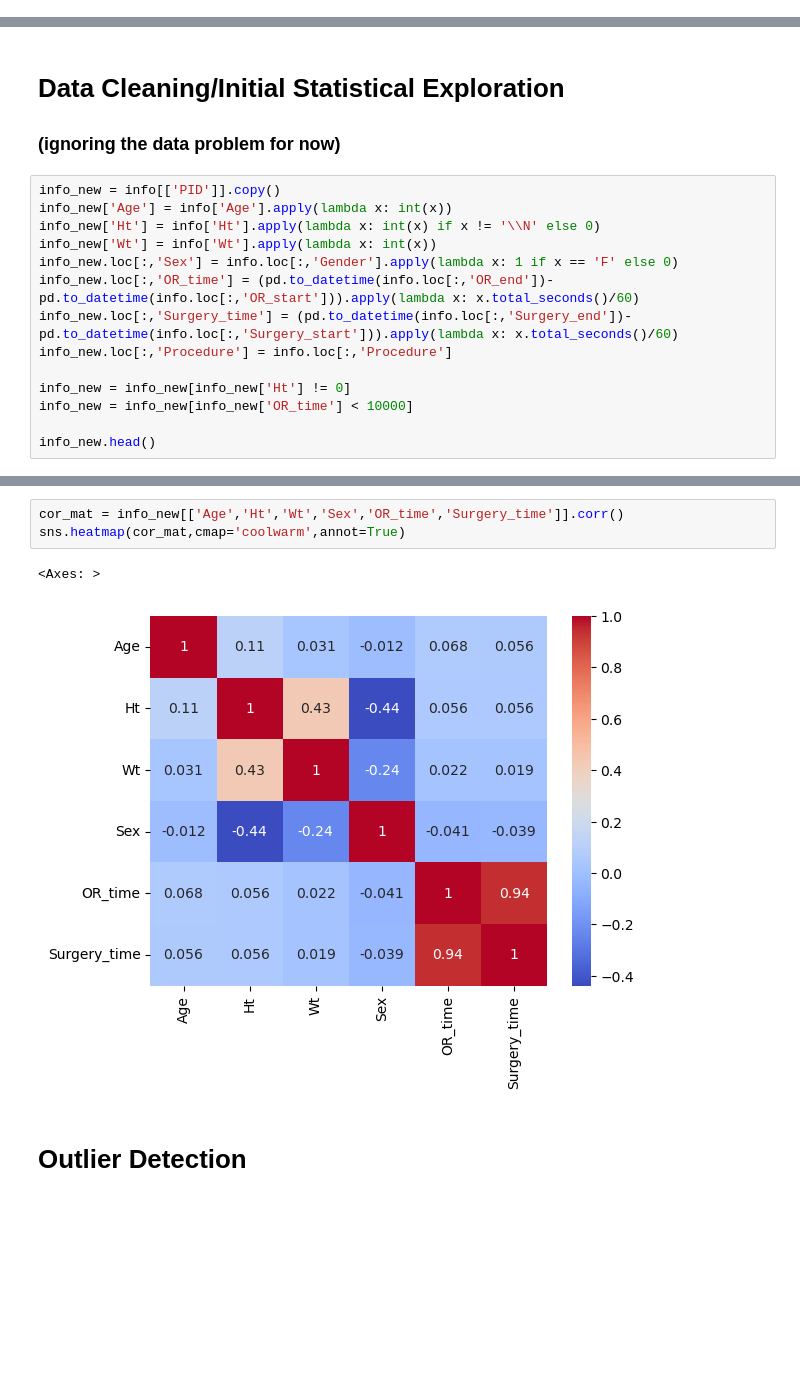
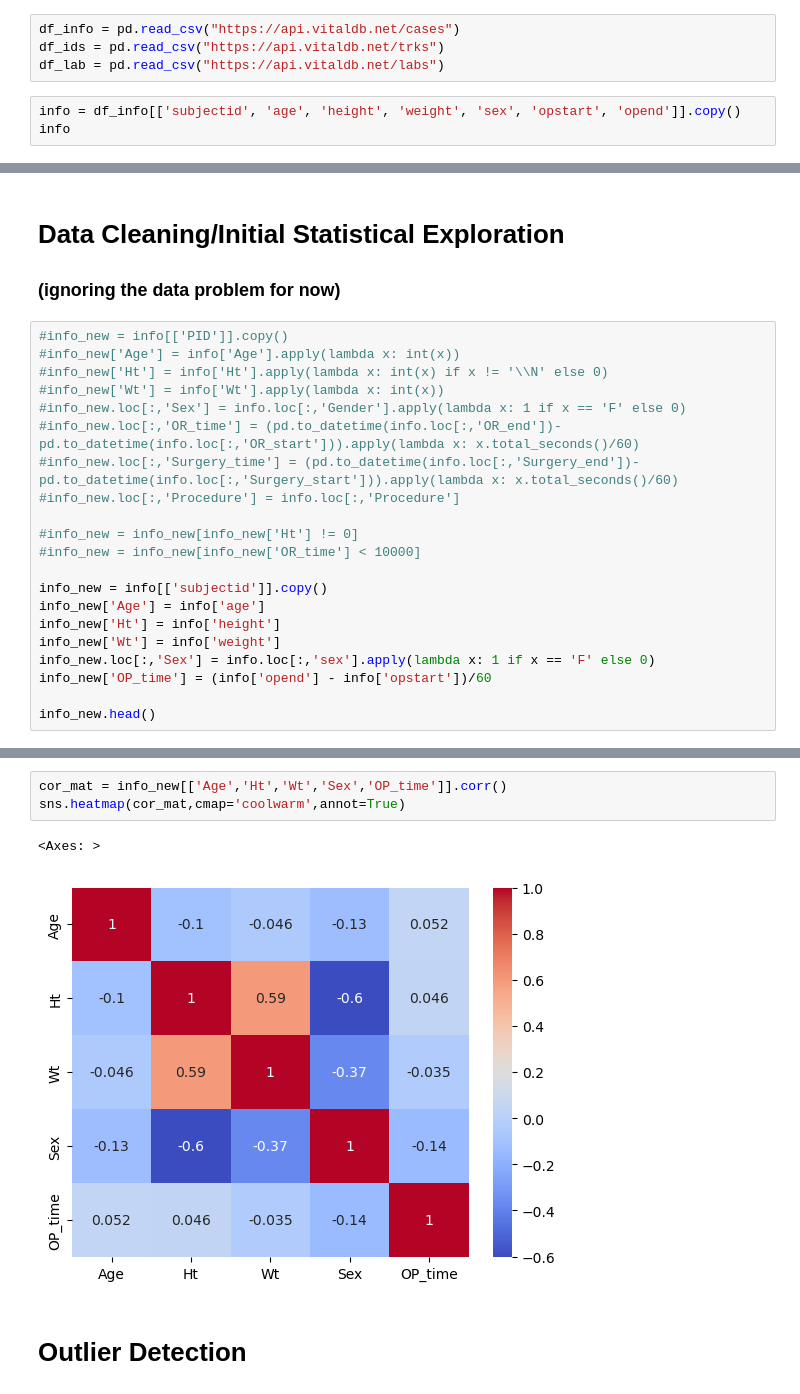
Before and after one commit to juliatompkins/surgical_critical_event_prediction, a Jupyter notebook: Mid-Semester Report.ipynb, the cells around one changed output, grey strips where cells are left out. Cells and saved outputs as stored; diff of their text form; blank space fills up the shorter version.

```diff
--- a/Mid-Semester Report.ipynb
+++ b/Mid-Semester Report.ipynb
@@ -25,3 +25,10 @@ info.head()
 | 2 | 51206705422a4c5c | 41 | 165 | 58 | F | 6/19/16 8:15 | 6/19/16 13:37 | 6/19/16 8:57 | 6/19/16 13:37 | Abdominoplasty, Bilateral Flank L... |
 | 3 | 40750c9577f139bd | 55 | 162 | 66 | F | 12/11/15 13:13 | 12/11/15 20:09 | 12/11/15 14:07 | 12/11/15 19:51 | 1.Bilateral endoscopic sinus surg... |
 | 4 | ed4ac97e460b5a79 | 41 | 158 | 76 | F | 4/18/16 7:11 | 4/18/16 9:31 | 4/18/16 8:07 | 4/18/16 9:31 | Left breast: Tissue expander Exch... |
+# %%
+df_info = pd.read_csv("https://api.vitaldb.net/cases")
+df_ids = pd.read_csv("https://api.vitaldb.net/trks")
+df_lab = pd.read_csv("https://api.vitaldb.net/labs")
+# %%
+info = df_info[['subjectid', 'age', 'height', 'weight', 'sex', 'opstart', 'opend']].copy()
+info
@@ -69,17 +100,24 @@ There are 7 adverse events out of a total 40801 events for 19114 surgeries
 
 ### (ignoring the data problem for now)
 # %%
-info_new = info[['PID']].copy()
-info_new['Age'] = info['Age'].apply(lambda x: int(x))
-info_new['Ht'] = info['Ht'].apply(lambda x: int(x) if x != '\\N' else 0)
-info_new['Wt'] = info['Wt'].apply(lambda x: int(x))
-info_new.loc[:,'Sex'] = info.loc[:,'Gender'].apply(lambda x: 1 if x == 'F' else 0)
-info_new.loc[:,'OR_time'] = (pd.to_datetime(info.loc[:,'OR_end'])-pd.to_datetime(info.loc[:,'OR_start'])).apply(lambda x: x.total_seconds()/60)
-info_new.loc[:,'Surgery_time'] = (pd.to_datetime(info.loc[:,'Surgery_end'])-pd.to_datetime(info.loc[:,'Surgery_start'])).apply(lambda x: x.total_seconds()/60)
-info_new.loc[:,'Procedure'] = info.loc[:,'Procedure']
+#info_new = info[['PID']].copy()
+#info_new['Age'] = info['Age'].apply(lambda x: int(x))
+#info_new['Ht'] = info['Ht'].apply(lambda x: int(x) if x != '\\N' else 0)
+#info_new['Wt'] = info['Wt'].apply(lambda x: int(x))
+#info_new.loc[:,'Sex'] = info.loc[:,'Gender'].apply(lambda x: 1 if x == 'F' else 0)
+#info_new.loc[:,'OR_time'] = (pd.to_datetime(info.loc[:,'OR_end'])-pd.to_datetime(info.loc[:,'OR_start'])).apply(lambda x: x.total_seconds()/60)
+#info_new.loc[:,'Surgery_time'] = (pd.to_datetime(info.loc[:,'Surgery_end'])-pd.to_datetime(info.loc[:,'Surgery_start'])).apply(lambda x: x.total_seconds()/60)
+#info_new.loc[:,'Procedure'] = info.loc[:,'Procedure']
 
-info_new = info_new[info_new['Ht'] != 0]
-info_new = info_new[info_new['OR_time'] < 10000]
+#info_new = info_new[info_new['Ht'] != 0]
+#info_new = info_new[info_new['OR_time'] < 10000]
+
+info_new = info[['subjectid']].copy()
+info_new['Age'] = info['age']
+info_new['Ht'] = info['height']
+info_new['Wt'] = info['weight']
+info_new.loc[:,'Sex'] = info.loc[:,'sex'].apply(lambda x: 1 if x == 'F' else 0)
+info_new['OP_time'] = (info['opend'] - info['opstart'])/60
 
 info_new.head()
 # %% [output]
@@ -137,9 +184,9 @@ standard deviation=118.00930032555397
 # %%
-cor_mat = info_new[['Age','Ht','Wt','Sex','OR_time','Surgery_time']].corr()
+cor_mat = info_new[['Age','Ht','Wt','Sex','OP_time']].corr()
 sns.heatmap(cor_mat,cmap='coolwarm',annot=True)
 # %% [output]
 <Axes: >
-[figure, old version]
+[figure, new version]
 # %% [markdown]
 # Outlier Detection
 # %% [markdown]
```
Also changed, not shown: parts of 14 cells of this notebook.
